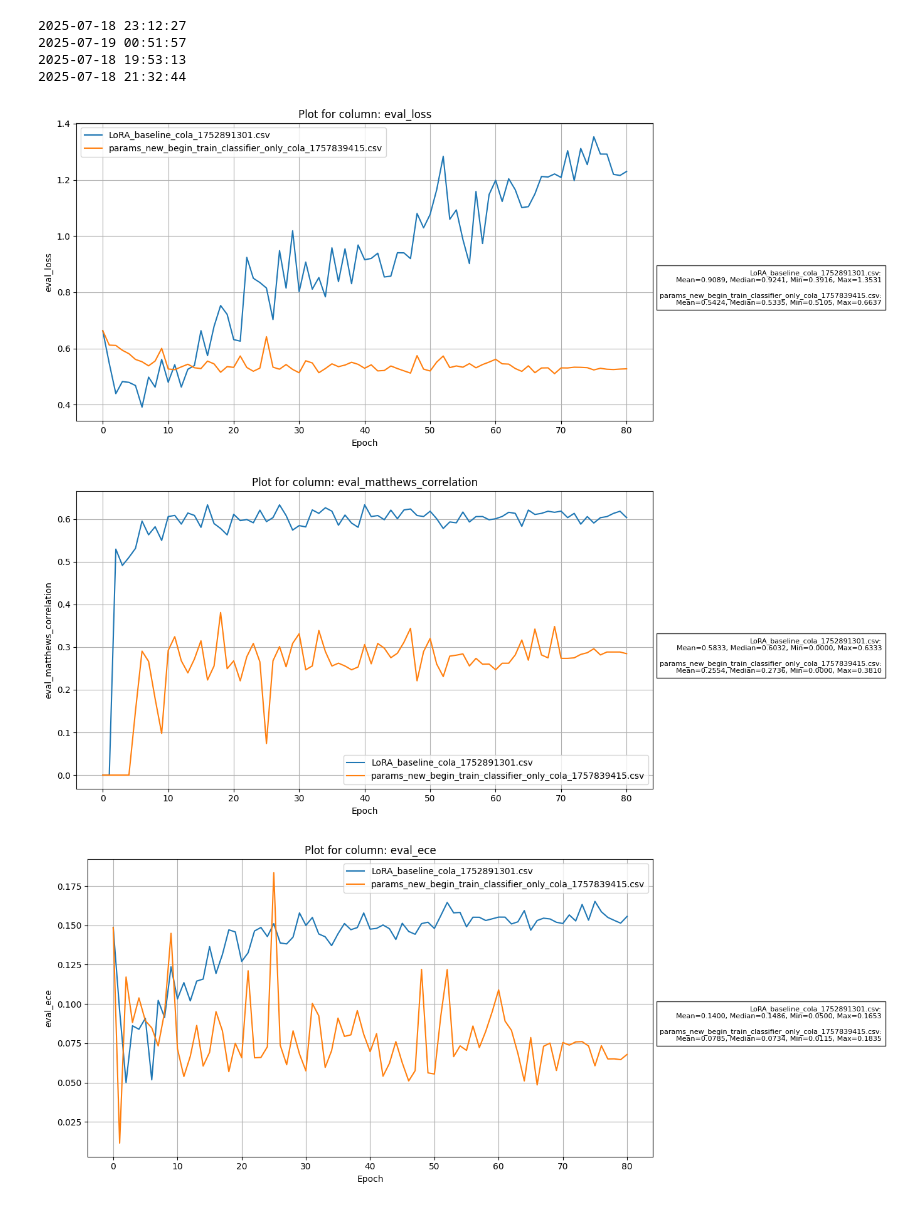
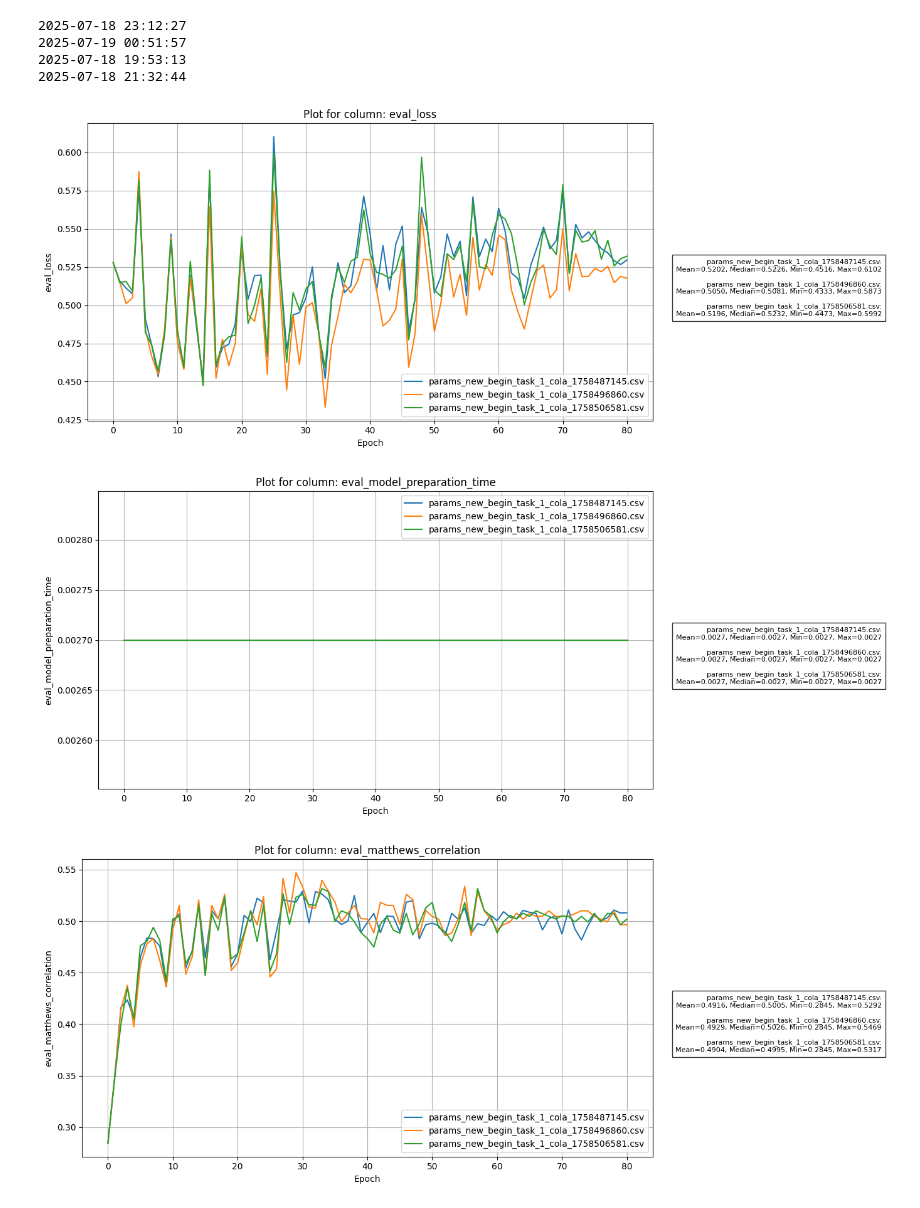
Before and after one commit to Yanggu11/TrustLoRA, a Jupyter notebook: read_outputs.ipynb, the cells around one changed output. Saved outputs shown, nothing was run; the diff lists cells and outputs as text; code cells hidden in the pictures.

```diff
--- a/read_outputs.ipynb
+++ b/read_outputs.ipynb
@@ -95,11 +95,11 @@ print(dt_object)
 
 # print(f"Cleaned file saved to: {output_path}")
 # %%
-dir_name = "./results/roberta_base_with_classifier/"
+dir_name = "./results/output_dir/"
 csv_files = [dir_name + file for file in os.listdir(dir_name)]
 
 plot_csv_columns(csv_files)
 # %% [output]
-[figure, old version]
+[figure, new version]
-[figure, old version]
+[figure, new version]
-[figure, old version]
+[figure, new version]
```
Also changed, not shown: parts of 1 cell of this notebook, 3 other files.
